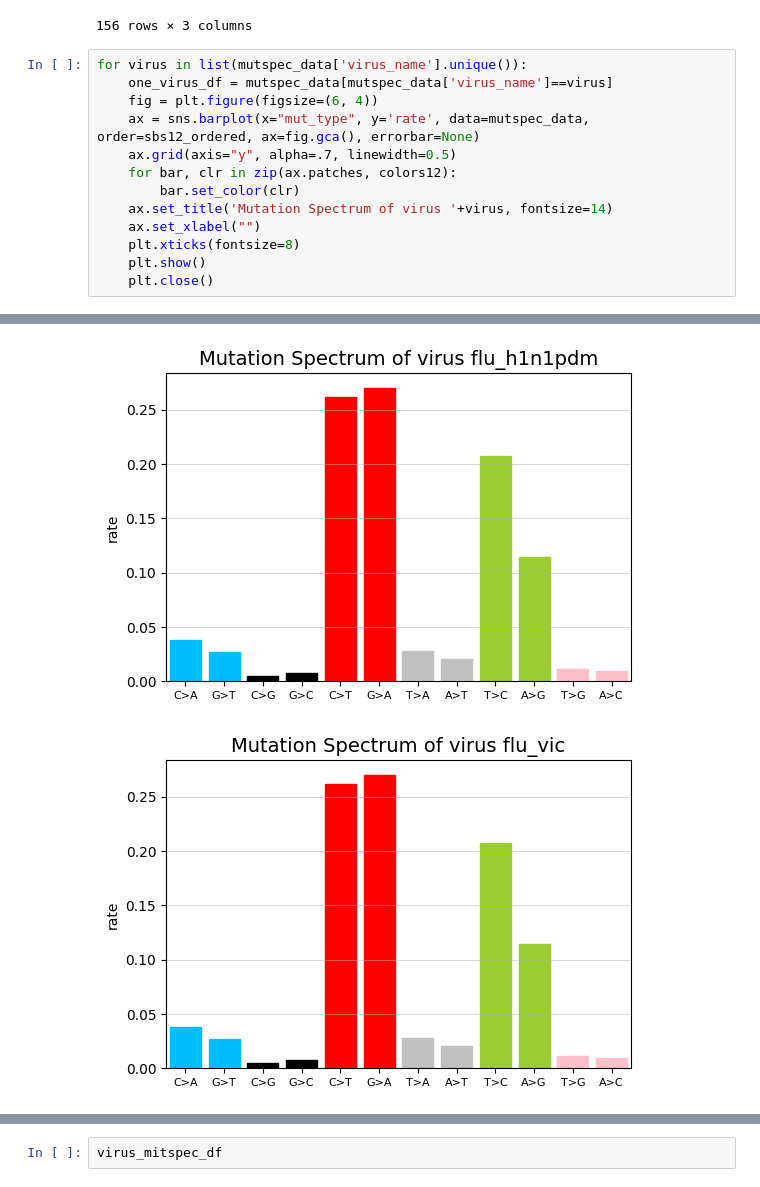
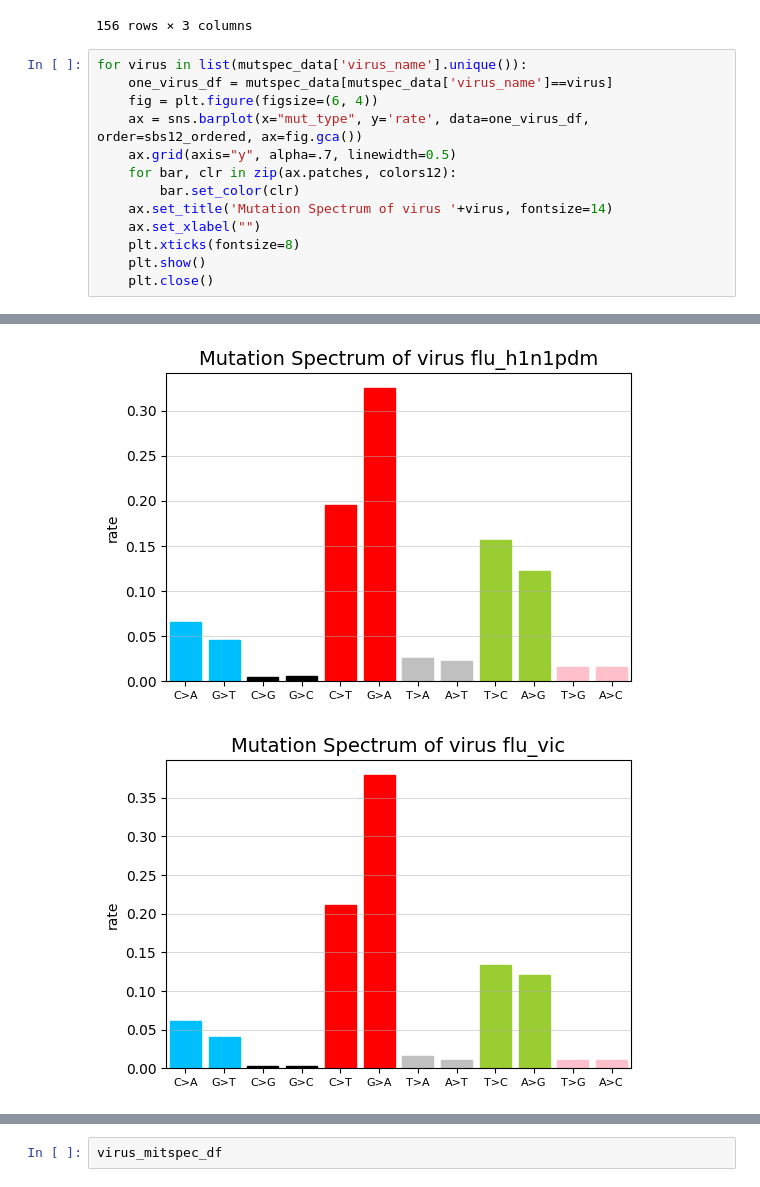
Before and after one commit to VoronkaAlexandr/Sars_Cov_2_MutSpec, a Jupyter notebook: Sars_Cov_2/cod/viruses_kelley_mutspec_pca.ipynb, the cells around one changed output, grey strips where cells are left out. Saved outputs shown, nothing was run; the diff lists cells and outputs as text.

```diff
--- a/Sars_Cov_2/cod/viruses_kelley_mutspec_pca.ipynb
+++ b/Sars_Cov_2/cod/viruses_kelley_mutspec_pca.ipynb
@@ -69,7 +69,7 @@ mutspec_data
 for virus in list(mutspec_data['virus_name'].unique()):
     one_virus_df = mutspec_data[mutspec_data['virus_name']==virus]
     fig = plt.figure(figsize=(6, 4))
-    ax = sns.barplot(x="mut_type", y='rate', data=mutspec_data, order=sbs12_ordered, ax=fig.gca(), errorbar=None)
+    ax = sns.barplot(x="mut_type", y='rate', data=one_virus_df, order=sbs12_ordered, ax=fig.gca())
     ax.grid(axis="y", alpha=.7, linewidth=0.5)
     for bar, clr in zip(ax.patches, colors12):
         bar.set_color(clr)
@@ -83,2 +83,2 @@ for virus in list(mutspec_data['virus_name'].unique()):
-[figure, old version]
+[figure, new version]
-[figure, old version]
+[figure, new version]
```
Also changed, not shown: parts of 1 cell of this notebook.
